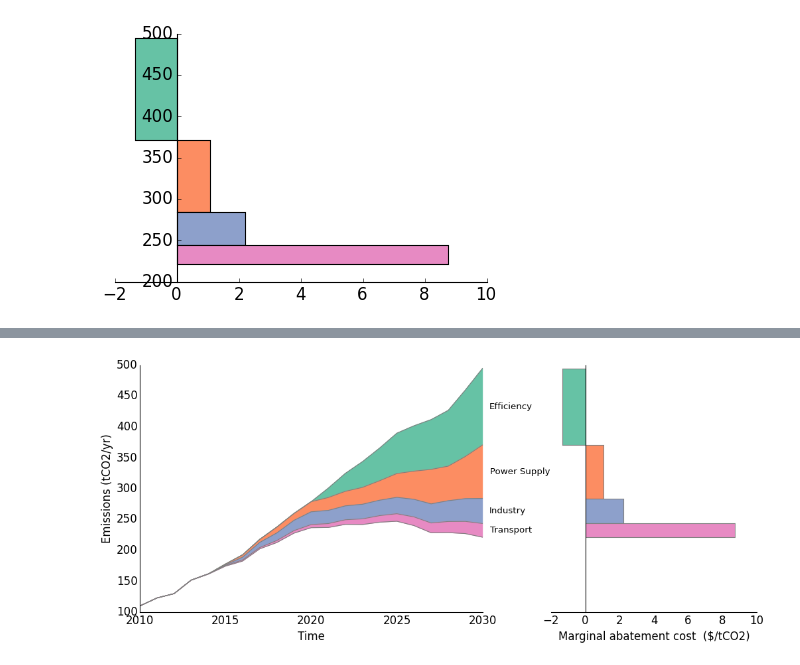
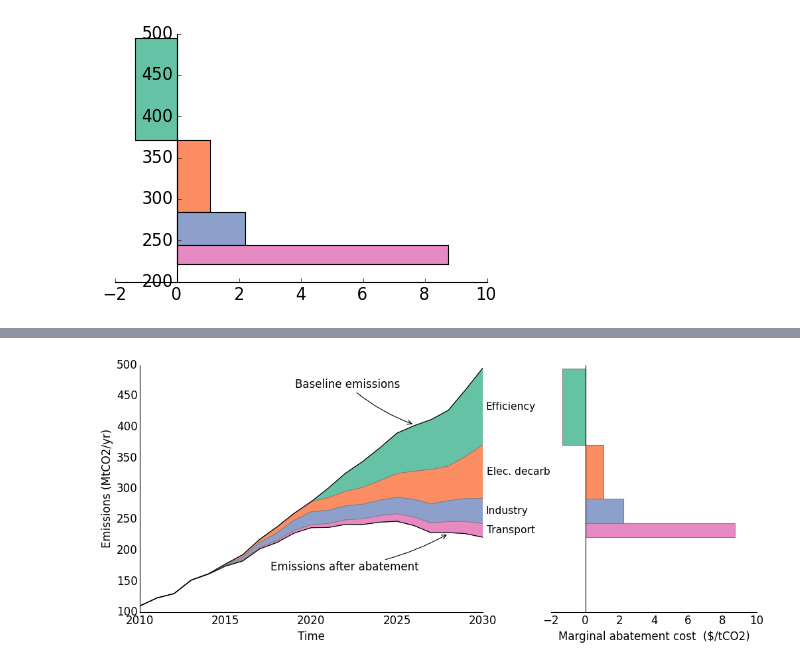
Before and after one commit to adrivsh/pyMACC, a Jupyter notebook: plot_wedge.ipynb, the cells around one changed output, grey strips where cells are left out. Saved outputs shown, nothing was run; the diff lists cells and outputs as text; code cells hidden in the pictures.

```diff
--- a/plot_wedge.ipynb
+++ b/plot_wedge.ipynb
@@ -69,12 +54,14 @@ ax.yaxis.set_ticks_position('left')
 ax.xaxis.get_major_ticks()[0].draw = lambda *args:None
 
 plt.ylabel("Marginal abatement cost ($/tCO2)")
-plt.xlabel("Abatement potential (tCO2/yr)",labelpad=20)
+plt.xlabel("Abatement potential (MtCO2/yr)",labelpad=20)
+
+long_names = pd.read_csv("dict.csv",index_col=0,squeeze=True)
 
 for name in mac.index.values.tolist():
-    ax.annotate(name,
+    ax.annotate(long_names[name],
                  xy=((potential.cumsum()[name]-potential[name]/2),max(0,mac[name])),xycoords='data',
-                 xytext=(0, 10), textcoords='offset points',ha="right",size=12,rotation=-45,va="bottom"
+                 xytext=(potential[name]/3, 10), textcoords='offset points',ha="right",size=12,rotation=-45,va="bottom"
             )
 
 plt.savefig("macc.png",bbox_inches="tight")
@@ -115,7 +123,7 @@ for i in range(len(mac)):
     y=wedge.iloc[:,i]
     y2= wedge.iloc[:,i+1]
     ax1.fill_between(x,y,y2,color=colors.iloc[i])
-ax1.set_ylabel("Emissions (tCO2/yr)")
+ax1.set_ylabel("Emissions (MtCO2/yr)")
 ax1.set_xlabel("Time")
 
 #plots flipped mac curve
@@ -134,33 +142,51 @@ plt.subplots_adjust(wspace=.25)
 
 
 #ax2.set_ylabel("Abatement potential")
 #ax2.yaxis.set_label_position("right")
 #plt.setp(ax2.yaxis.label,rotation=-90)
 
 #ax2.annotate('Test', xy=(1, 0), xycoords='axes fraction', fontsize=16,horizontalalignment='right', verticalalignment='bottom')
 
 for name in mac.index.values.tolist():
-    ax1.annotate(name,
+    ax1.annotate(name.replace("Power Supply","Elec. decarb."),
                  xy=(2030,baseline.iloc[-1,0]-(potential.cumsum()[name]-potential[name]/2)),xycoords='data',
-                 xytext=(10, 0), textcoords='offset points',ha="left",size=12,va="center"
+                 xytext=(6, 0), textcoords='offset points',ha="left",size=14,va="center"
             )
 
 
 ax2.spines['left'].set_position('zero')
 #ax2.spines['bottom'].set_position('center')
 
 ax2.spines['top'].set_color('none')
 ax2.spines['right'].set_color('none')
 ax1.spines['top'].set_color('none')
 ax1.spines['right'].set_color('none')
 
 #removes ticks
 for tic in ax2.yaxis.get_major_ticks()+ax1.yaxis.get_major_ticks()+ax2.xaxis.get_major_ticks()+ax1.xaxis.get_major_ticks():
     tic.tick1On = tic.tick2On = False
 
 #remove names of sectors from wedge panel
 plt.setp(ax2.get_yticklabels(), visible=False);
 
+
+ax1.plot(wedge.index.values,wedge.iloc[:,0],color="black")#,linewidth=.5
+ax1.plot(wedge.index.values,wedge.iloc[:,-1],color="black")#,linewidth=.5
+
+ax1.annotate("Baseline emissions",  xy=(2026,wedge.iloc[:,0][2026]+2),xycoords='data',ha="right",
+          xytext=(-20, 50), textcoords='offset points', arrowprops=dict(arrowstyle="->", #linestyle="dashed",
+                            color="black",
+                            connectionstyle="arc3,rad=0.1",
+                            )
+            )
+
+ax1.annotate("Emissions after abatement",  xy=(2028,wedge.iloc[:,-1][2028]-2),xycoords='data',ha="right",
+          xytext=(-40, -50), textcoords='offset points', arrowprops=dict(arrowstyle="->", #linestyle="dashed",
+                            color="black",
+                            connectionstyle="arc3,rad=0.1",
+                            )
+            )
+
 plt.savefig("wedge_macc.png")
 # %% [output]
-[figure, old version]
+[figure, new version]
```
Also changed, not shown: parts of 4 cells of this notebook.
